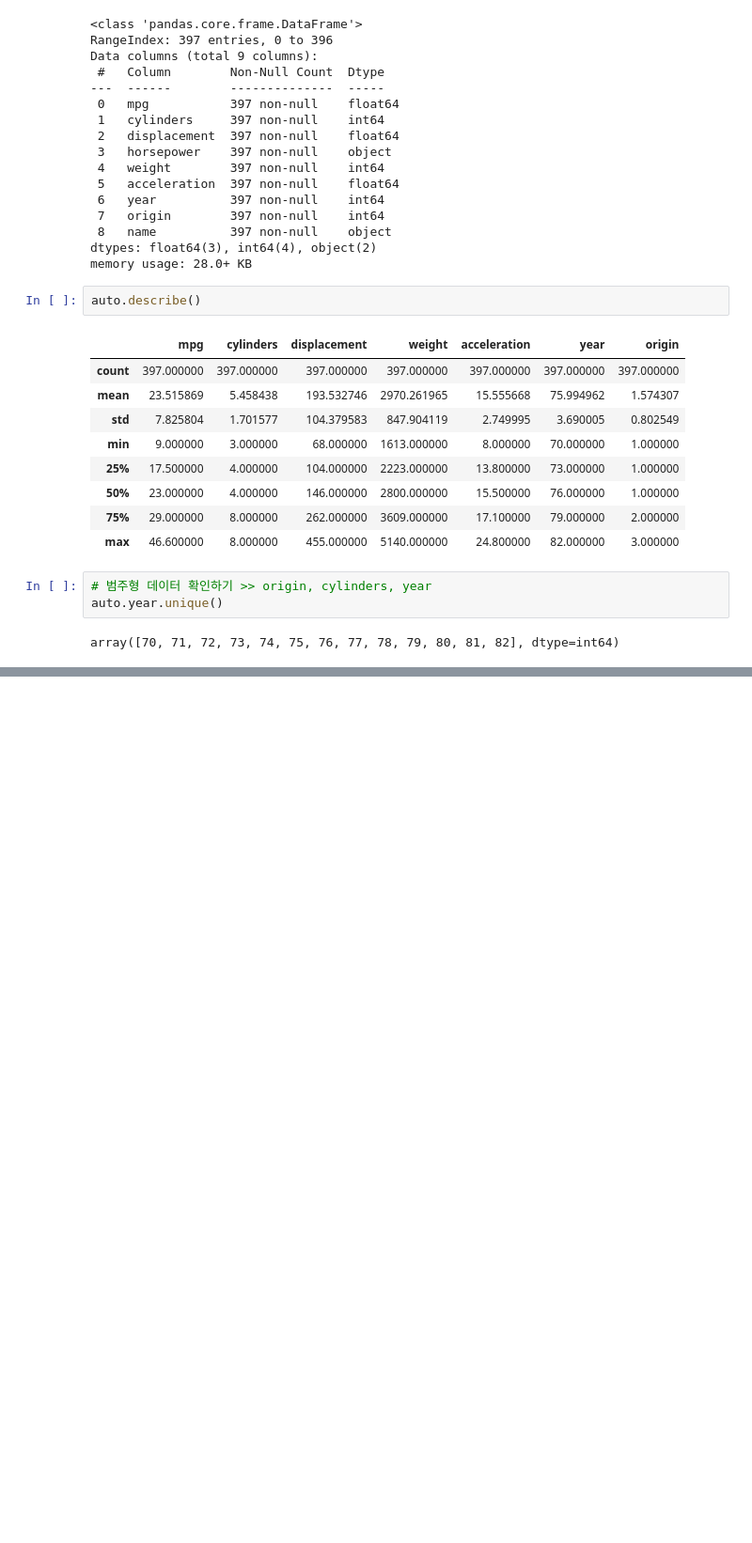
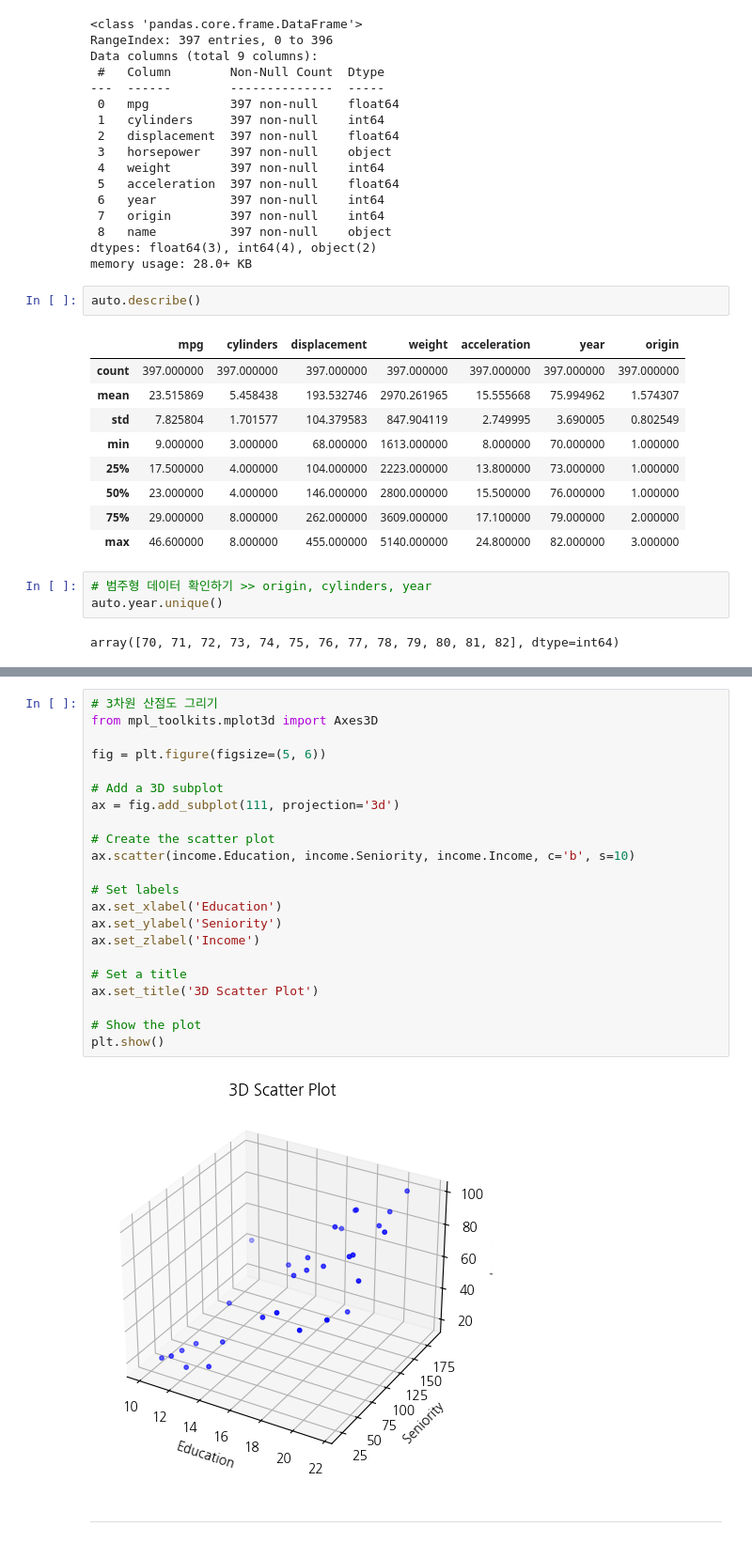
Before and after one commit to SurinSeong/machine_learning, a Jupyter notebook: reveiw_ML.ipynb, the cells around one changed output, grey strips where cells are left out. Shown at 94% size. Cells and saved outputs as stored; diff of their text form; blank space fills up the shorter version.

```diff
--- a/reveiw_ML.ipynb
+++ b/reveiw_ML.ipynb
@@ -517,0 +580,26 @@ plt.show()
+# %%
+# 3차원 산점도 그리기
+from mpl_toolkits.mplot3d import Axes3D
+
+fig = plt.figure(figsize=(5, 6))
+
+# Add a 3D subplot
+ax = fig.add_subplot(111, projection='3d')
+
+# Create the scatter plot
+ax.scatter(income.Education, income.Seniority, income.Income, c='b', s=10)
+
+# Set labels
+ax.set_xlabel('Education')
+ax.set_ylabel('Seniority')
+ax.set_zlabel('Income')
+
+# Set a title
+ax.set_title('3D Scatter Plot')
+
+# Show the plot
+plt.show()
+# %% [output]
+[figure, added]
+# %% [markdown]
+--------
```
Also changed, not shown: parts of 39 cells of this notebook, 3 other files.
